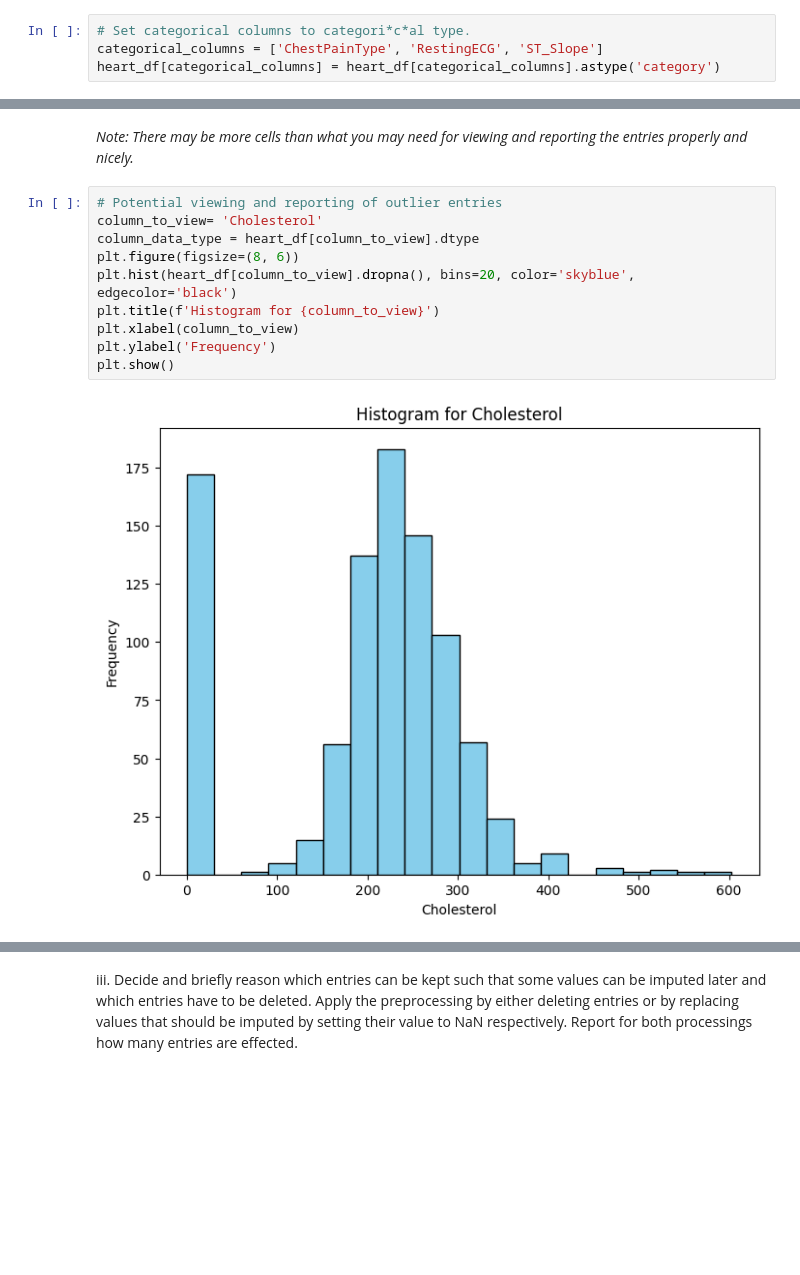
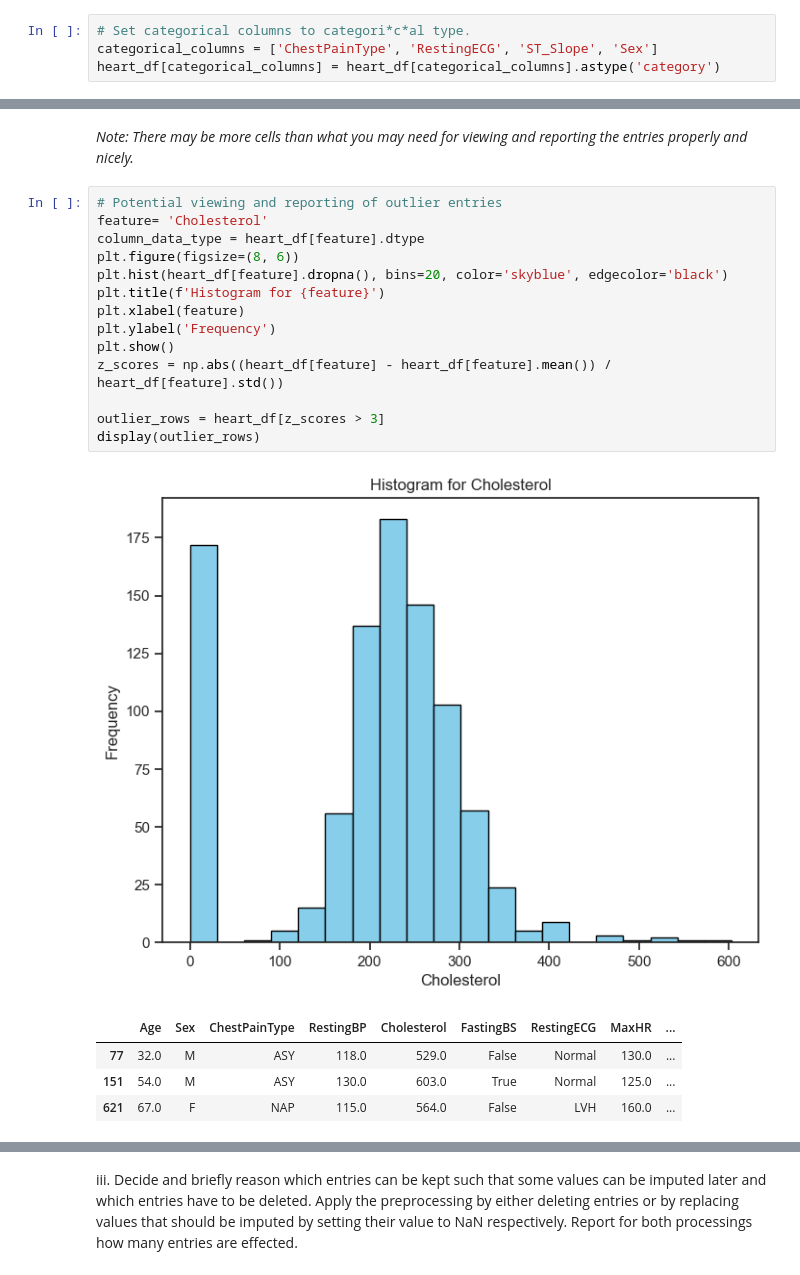
Before and after one commit to sillyduckyluck/IDS_part_2, a Jupyter notebook: Part_2/Q1_Preprocessing_Visualization.ipynb, the cells around one changed output, grey strips where cells are left out. Cells and saved outputs as stored; diff of their text form; blank space fills up the shorter version.

```diff
--- a/Part_2/Q1_Preprocessing_Visualization.ipynb
+++ b/Part_2/Q1_Preprocessing_Visualization.ipynb
@@ -116,7 +109,7 @@ ii. Fix problems, if there are any data type problems. Further, improve categori
 # Not Necessary
 # %%
 # Set categorical columns to categori*c*al type.
-categorical_columns = ['ChestPainType', 'RestingECG', 'ST_Slope']
+categorical_columns = ['ChestPainType', 'RestingECG', 'ST_Slope', 'Sex']
 heart_df[categorical_columns] = heart_df[categorical_columns].astype('category')
 # %%
 # Translate boolean columns to boolean type
@@ -179,16 +167,24 @@ plt.show()
 _Note: There may be more cells than what you may need for viewing and reporting the entries properly and nicely._
 # %%
 # Potential viewing and reporting of outlier entries
-column_to_view= 'Cholesterol'
-column_data_type = heart_df[column_to_view].dtype
+feature= 'Cholesterol'
+column_data_type = heart_df[feature].dtype
 plt.figure(figsize=(8, 6))
-plt.hist(heart_df[column_to_view].dropna(), bins=20, color='skyblue', edgecolor='black')
-plt.title(f'Histogram for {column_to_view}')
-plt.xlabel(column_to_view)
+plt.hist(heart_df[feature].dropna(), bins=20, color='skyblue', edgecolor='black')
+plt.title(f'Histogram for {feature}')
+plt.xlabel(feature)
 plt.ylabel('Frequency')
 plt.show()
+z_scores = np.abs((heart_df[feature] - heart_df[feature].mean()) / heart_df[feature].std())
+
+outlier_rows = heart_df[z_scores > 3]
+display(outlier_rows)
 # %% [output]
-[figure, old version]
+[figure, new version]
+|  | Age | Sex | ChestPainType | RestingBP | Cholesterol | FastingBS | RestingECG | MaxHR | ... |
+| 77 | 32.0 | M | ASY | 118.0 | 529.0 | False | Normal | 130.0 | ... |
+| 151 | 54.0 | M | ASY | 130.0 | 603.0 | True | Normal | 125.0 | ... |
+| 621 | 67.0 | F | NAP | 115.0 | 564.0 | False | LVH | 160.0 | ... |
 # %%
 # Potential viewing and reporting of outlier entries
 feature = 'Age'
```
Also changed, not shown: parts of 20 cells of this notebook, 1 other file.
